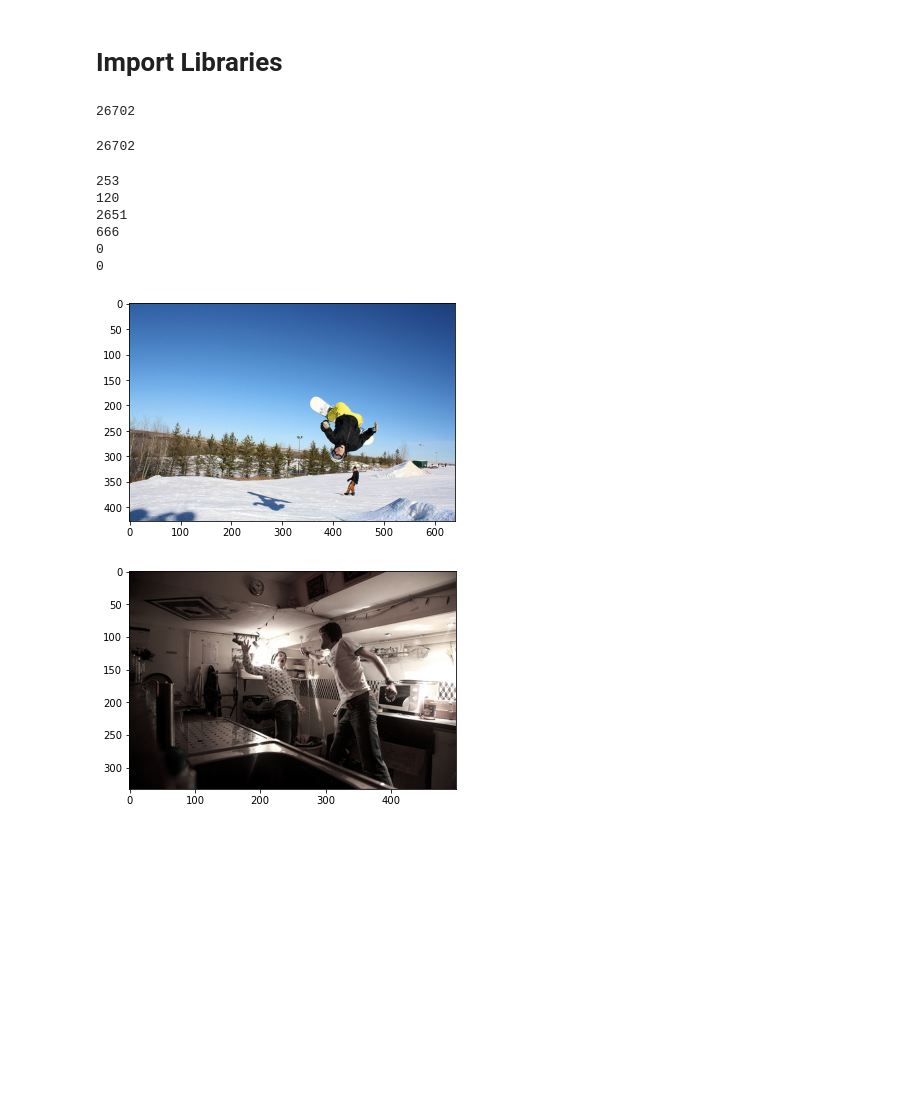
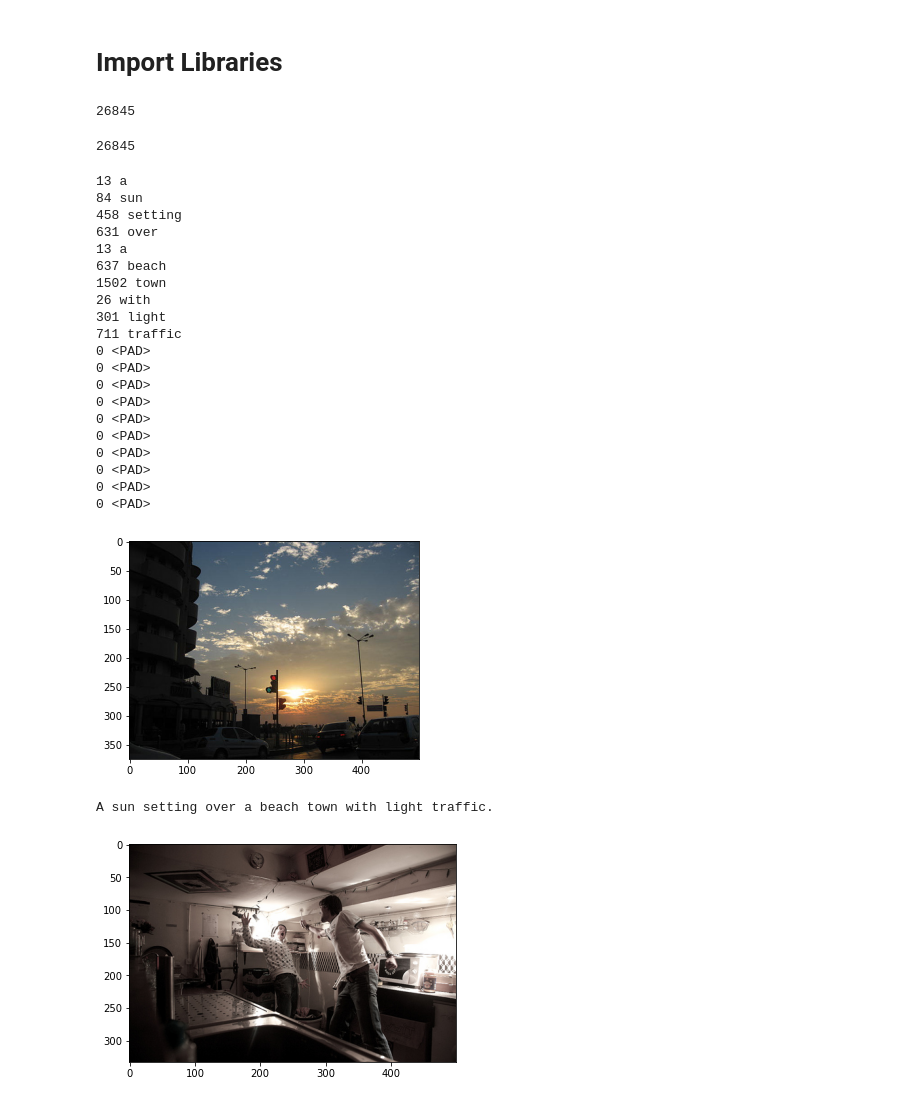
Before and after one commit to Khaliladib11/INM706-image-captioning, a Jupyter notebook: interface.ipynb, the cells around one changed output. Cells and saved outputs as stored; diff of their text form; code cells hidden in the pictures; blank space fills up the shorter version.

```diff
--- a/interface.ipynb
+++ b/interface.ipynb
@@ -38,37 +38,55 @@ interface_params = {
     'imgs_path': imgs_path,
     'captions_path': captions_path,
     'freq_threshold': 1,
-    'sequence_length': 6,
+    'sequence_length': 20,
     'idx_to_string': idx_to_string,
     'string_to_index': string_to_index
 }
 # %%
 coco_interface = MSCOCOInterface(**interface_params)
-# %%
-len(coco_interface.string_to_index)
-# %% [output]
-26702
-# %%
-len(coco_interface.idx_to_string)
-# %% [output]
-26702
+# %%
+len(coco_interface.string_to_index)
+# %% [output]
+26845
+# %%
+len(coco_interface.idx_to_string)
+# %% [output]
+26845
 # %%
 caption_dict = coco_interface.coco.imgs_caps_dict
 # %%
 random_idx = random.randint(0, len(coco_interface.coco.imgs))
 idx, X, y = coco_interface[random_idx]
 for cap in y:
-    print(cap)
+    print(cap, coco_interface.idx_to_string[cap])
 plt.imshow(coco_interface.coco.get_img(random_idx))
 plt.show()
+
+img_file_name = coco_interface.coco.imgs[idx]
+print(coco_interface.get_captions(img_file_name)[0])
 # %% [output]
-253
-120
-2651
-666
-0
-0
+13 a
+84 sun
+458 setting
+631 over
+13 a
+637 beach
+1502 town
+26 with
+301 light
+711 traffic
+0 <PAD>
+0 <PAD>
+0 <PAD>
+0 <PAD>
+0 <PAD>
+0 <PAD>
+0 <PAD>
+0 <PAD>
+0 <PAD>
+0 <PAD>
-[figure, old version]
+[figure, new version]
+A sun setting over a beach town with light traffic.
 # %%
 random_idx = random.randint(0, len(coco_interface.coco.imgs))
 img_file_name = coco_interface.coco.imgs[random_idx]
```
Also changed, not shown: 3 other files.
